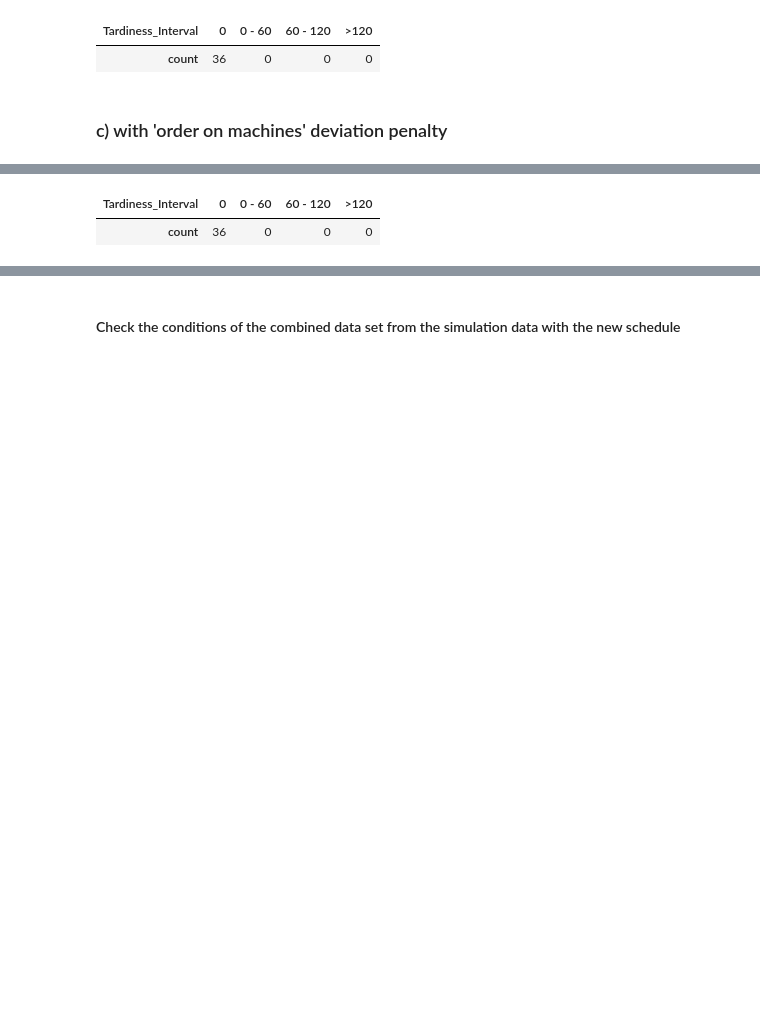
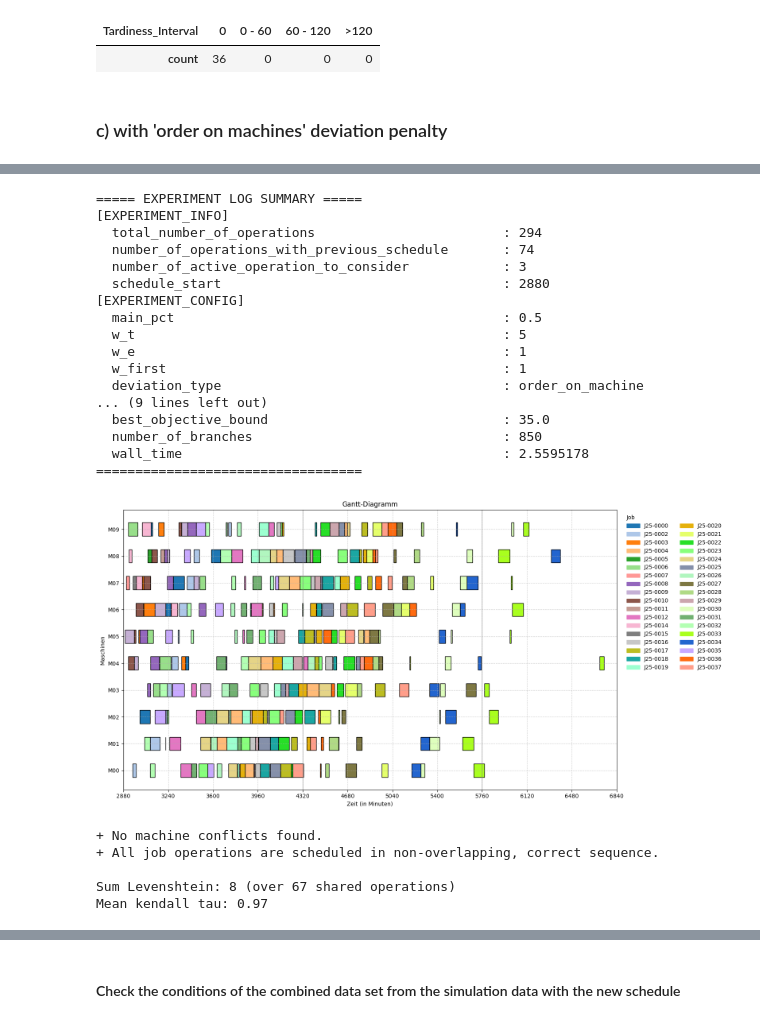
Before and after one commit to konrad-adamski/HTWD_Job-Shop_Scheduling, a Jupyter notebook: notebooks/02_Google_OR-Tools_Constraint_Programming/01_Lateness.ipynb, the cells around one changed output, grey strips where cells are left out. Cells and saved outputs as stored; diff of their text form; code cells hidden in the pictures; blank space fills up the shorter version.

```diff
--- a/notebooks/02_Google_OR-Tools_Constraint_Programming/01_Lateness.ipynb
+++ b/notebooks/02_Google_OR-Tools_Constraint_Programming/01_Lateness.ipynb
@@ -586,7 +536,48 @@ Mean kendall tau: 0.99
-# %%
-df_schedule_with_times = enrich_schedule_dframe(df_schedule, df_jobs_times_current, on= "Job")
-df_last_ops_with_metrics = get_jobs_with_lateness_metrics(df_schedule_with_times)
-get_jobs_aggregated(df_last_ops_with_metrics, column="Tardiness")
-# %% [output]
-| Tardiness_Interval | 0 | 0 - 60 | 60 - 120 | >120 |
-| count | 36 | 0 | 0 | 0 |
+# %%
+schedule, experiment_log = solve_jssp_lateness_with_order_deviation_minimization(
+    job_ops=job_ops_dict,
+    times_dict=times_dict,
+    previous_schedule=previous_schedule,
+    active_ops=active_ops,
+    w_t=5, w_e=1, w_first=1,
+    main_pct=0.5,                  # 50% Lateness, 50% Deviation
+    duration_buffer_factor = 2,
+    schedule_start=day_start, msg=False,
+    solver_time_limit=max_time, solver_relative_gap_limit=0.05
+)
+
+print_experiment_log(experiment_log)
+
+df_schedule = get_schedule_dframe(schedule)
+gantt.get_plot(df_schedule, perspective="Machine")
+check.check_core_schedule_constraints(df_schedule)
+
+sum_levenshtein = compute_sum_levenshtein_distance(df_previous_schedule, df_schedule, comparison_start_time=day_start)
+mean_kendall_tau = compute_mean_kendall_tau(df_previous_schedule, df_schedule, comparison_start_time=day_start)
+shared_operations_number = get_shared_operations_number(df_previous_schedule, df_schedule, comparison_start_time=day_start)
+print(f"\nSum Levenshtein: {sum_levenshtein} (over {shared_operations_number} shared operations)")
+print(f"Mean kendall tau: {mean_kendall_tau:.2f}")
+# %% [output]
+===== EXPERIMENT LOG SUMMARY =====
+[EXPERIMENT_INFO]
+  total_number_of_operations                        : 294
+  number_of_operations_with_previous_schedule       : 74
+  number_of_active_operation_to_consider            : 3
+  schedule_start                                    : 2880
+[EXPERIMENT_CONFIG]
+  main_pct                                          : 0.5
+  w_t                                               : 5
+  w_e                                               : 1
+  w_first                                           : 1
+  deviation_type                                    : order_on_machine
+... (9 lines left out)
+  best_objective_bound                              : 35.0
+  number_of_branches                                : 850
+  wall_time                                         : 2.5595178
+==================================
+[figure, added]
++ No machine conflicts found.
++ All job operations are scheduled in non-overlapping, correct sequence.
+
+Sum Levenshtein: 8 (over 67 shared operations)
+Mean kendall tau: 0.97
```
Also changed, not shown: parts of 20 cells of this notebook, 5 other files.
